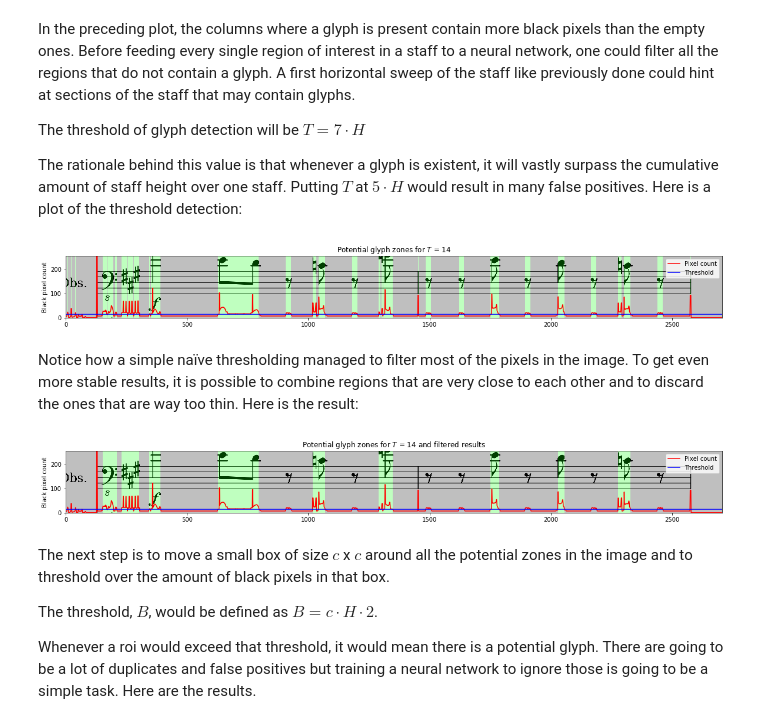
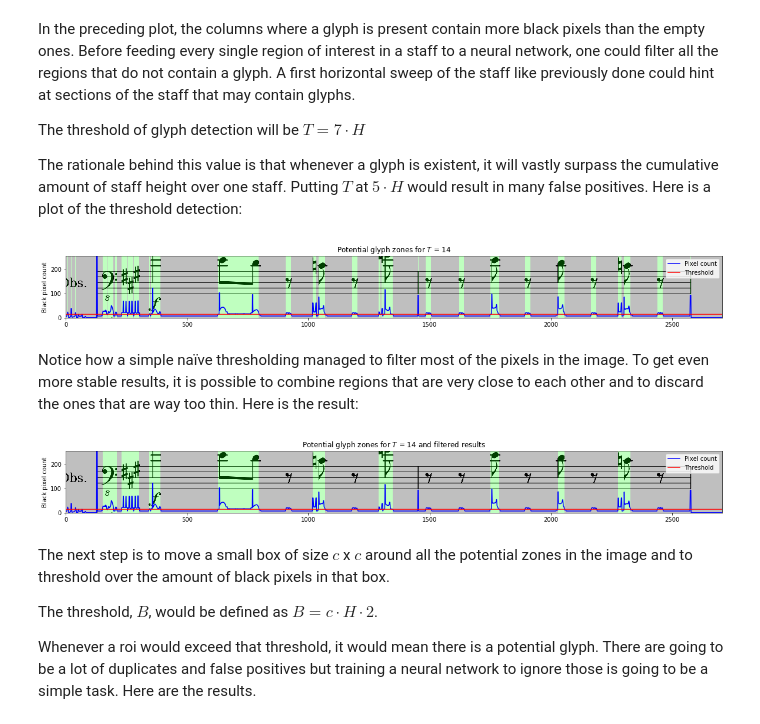
Before and after one commit to ferasboulala/auto-score, a Jupyter notebook: notebooks/autotab.ipynb, the cells around one changed output. Cells and saved outputs as stored; diff of their text form; code cells hidden in the pictures.

```diff
--- a/notebooks/autotab.ipynb
+++ b/notebooks/autotab.ipynb
@@ -100,31 +100,31 @@ The rationale behind this value is that whenever a glyph is existent, it will va
 # %%
 GREEN_MASK = (0,255,0) # -Jim Carrey
 
 T = score.step_threshold
 # Converting the grayscale image into an rgb image
 rgb_staff_image = np.stack((example_staff_image,) * 3, axis=-1)
 # Getting all zones where there might be a glyph
 zone_bboxes = score.potential_glyphs(example_staff_image)
 
 # Coloring the zones in green
 mask_image = np.zeros(rgb_staff_image.shape)
 for (xmin, xmax, ymin, ymax) in zone_bboxes:
     mask_image[ymin:ymax, xmin:xmax] = GREEN_MASK
 alpha = 0.25
 rgb_staff_image = rgb_staff_image * (1-alpha) + mask_image * alpha
 rgb_staff_image = rgb_staff_image.astype('int')
 
 # Plotting everything
 plt.figure(figsize=(20,20))
 plt.imshow(rgb_staff_image, extent=[0, cols, 0, rows], cmap='gray')
-plt.plot(col_count, 'r-')
-plt.plot([T] * cols, 'b')
+plt.plot(col_count, 'b-')
+plt.plot([T] * cols, 'r')
 
 plt.title('Potential glyph zones for $T$ = {}'.format(T))
 plt.ylabel('Black pixel count');
 plt.legend(['Pixel count', 'Threshold']);
 # %% [output]
-[figure, old version]
+[figure, new version]
 # %% [markdown]
 Notice how a simple naïve thresholding managed to filter most of the pixels in the image. To get even more stable results, it is possible to combine regions that are very close to each other and to discard the ones that are way too thin. Here is the result:
 # %%
@@ -137,13 +137,13 @@ rgb_staff_image = rgb_staff_image * (1-alpha) + mask_image * alpha
 rgb_staff_image = rgb_staff_image.astype('int')
 plt.figure(figsize=(20,20))
 plt.imshow(rgb_staff_image, extent=[0, cols, 0, rows], cmap='gray')
-plt.plot(col_count, 'r-')
-plt.plot([T] * cols, 'b')
+plt.plot(col_count, 'b-')
+plt.plot([T] * cols, 'r')
 plt.title('Potential glyph zones for $T$ = {} and filtered results'.format(T))
 plt.ylabel('Black pixel count');
 plt.legend(['Pixel count', 'Threshold']);
 # %% [output]
-[figure, old version]
+[figure, new version]
 # %% [markdown]
 The next step is to move a small box of size $c$ x $c$ around all the potential zones in the image and to threshold over the amount of black pixels in that box.
 
```
Also changed, not shown: parts of 2 cells of this notebook.
